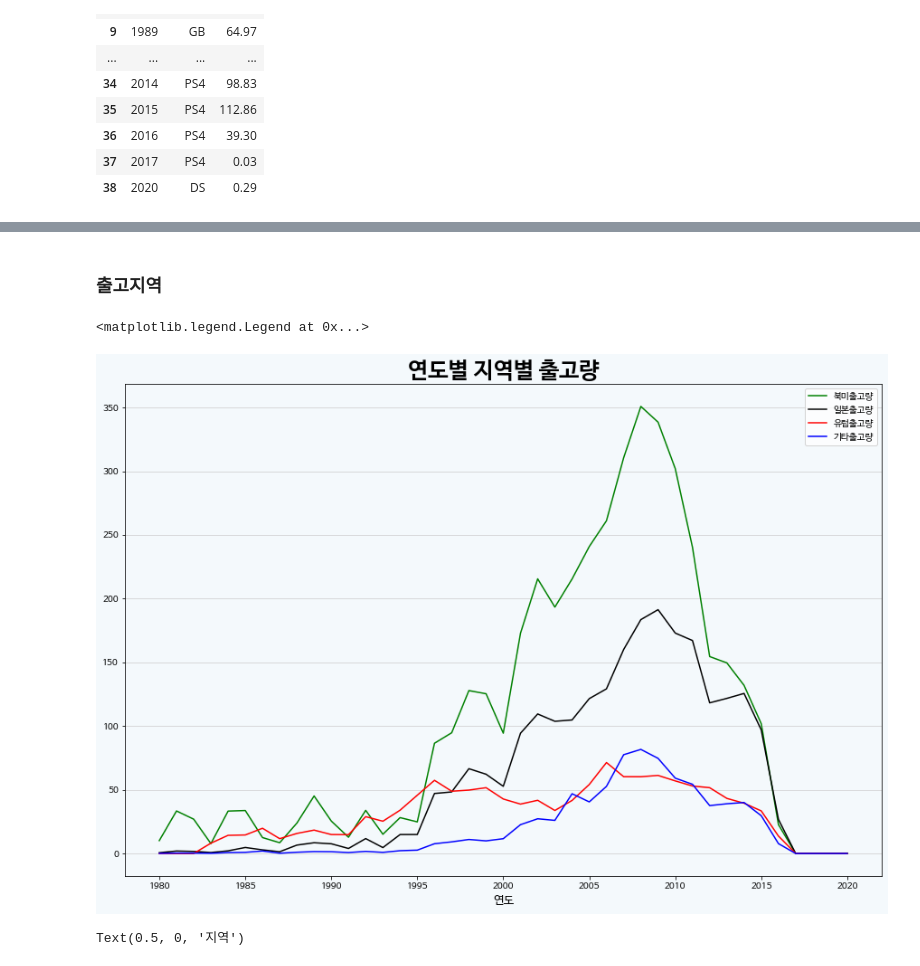
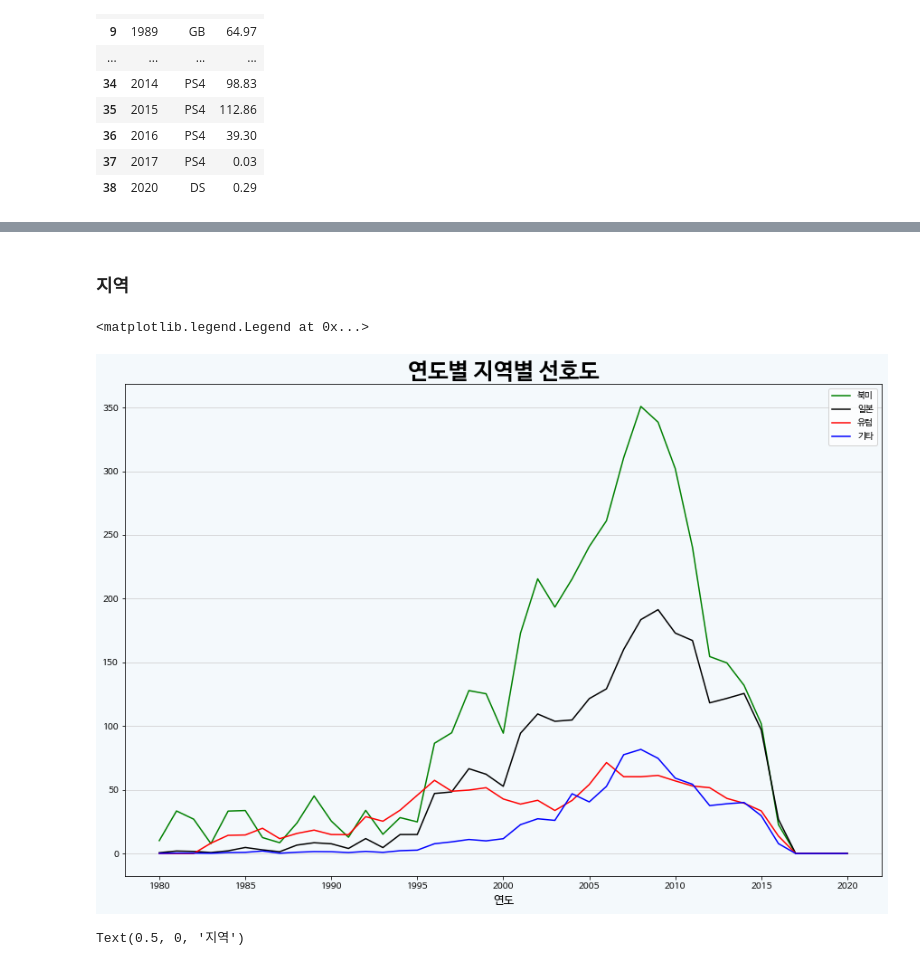
Before and after one commit to KIMJEONGSU/codestate17, a Jupyter notebook: AI_17_김정수_section1_project (1).ipynb, the cells around one changed output, grey strips where cells are left out. Drawn from its saved outputs; the diff is of its cells as text; code cells hidden in the pictures.

```diff
--- a/AI_17_김정수_section1_project (1).ipynb
+++ b/AI_17_김정수_section1_project (1).ipynb
@@ -1046,19 +1046,19 @@ for h in pop3_df.patches:
 # %% [markdown]
-### 출고지역
+### 지역
 # %%
 plt.figure(figsize=(15,10),facecolor='#F4F9FC')
-p=df.groupby('Year').NA_Sales.sum().plot(kind='line',color='green',label='북미출고량')
-df.groupby('Year').EU_Sales.sum().plot(kind='line',color='Black',label='일본출고량')
-df.groupby('Year').JP_Sales.sum().plot(kind='line',color='r',label='유럽출고량')
-df.groupby('Year').Other_Sales.sum().plot(kind='line',color='blue',label='기타출고량')
-plt.title('연도별 지역별 출고량',fontsize=25,fontweight='bold')
+p=df.groupby('Year').NA_Sales.sum().plot(kind='line',color='green',label='북미')
+df.groupby('Year').EU_Sales.sum().plot(kind='line',color='Black',label='일본')
+df.groupby('Year').JP_Sales.sum().plot(kind='line',color='r',label='유럽')
+df.groupby('Year').Other_Sales.sum().plot(kind='line',color='blue',label='기타')
+plt.title('연도별 지역별 선호도',fontsize=25,fontweight='bold')
 plt.grid(True, axis='y',color='lightgray')
 p.set_facecolor(color='#F4F9FC')
 plt.xlabel('연도',fontsize=13)
 plt.legend()
 # %% [output]
 <matplotlib.legend.Legend at 0x...>
-[figure, old version]
+[figure, new version]
 # %%
 # 장르 액션, 플랫폼 ps3 설정후 지역별 출고량 파악
 new=df.query('Genre=="Action" & Platform=="PS3"')
```
Also changed, not shown: parts of 11 cells of this notebook.
